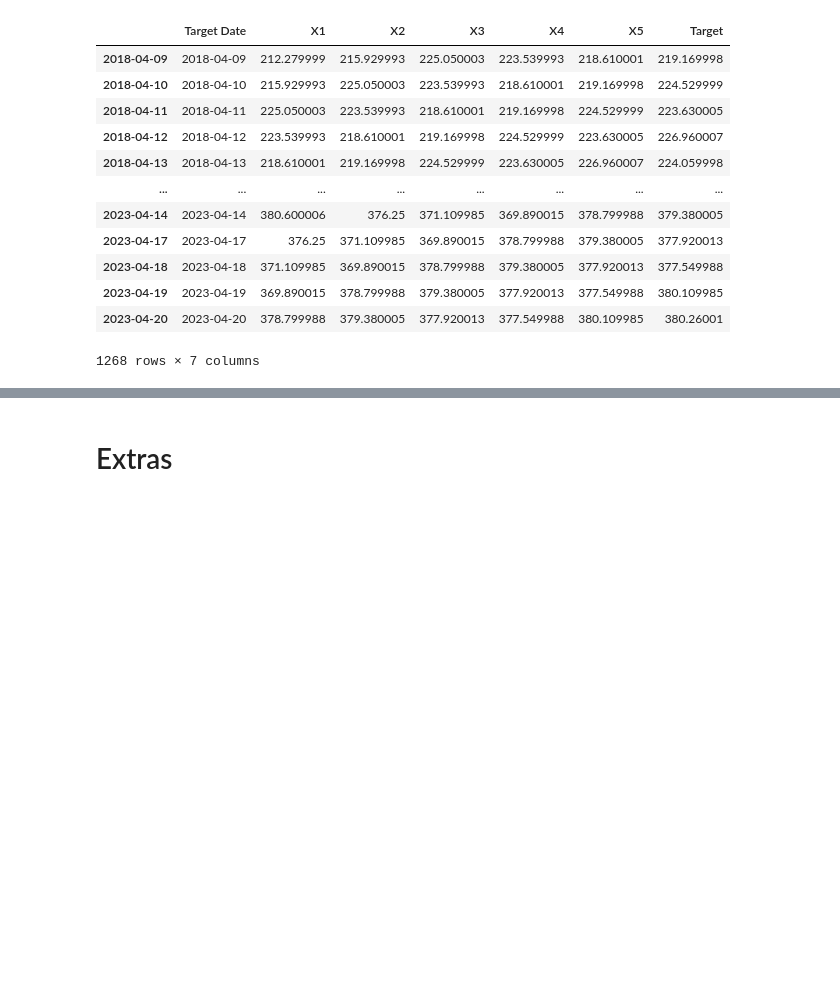
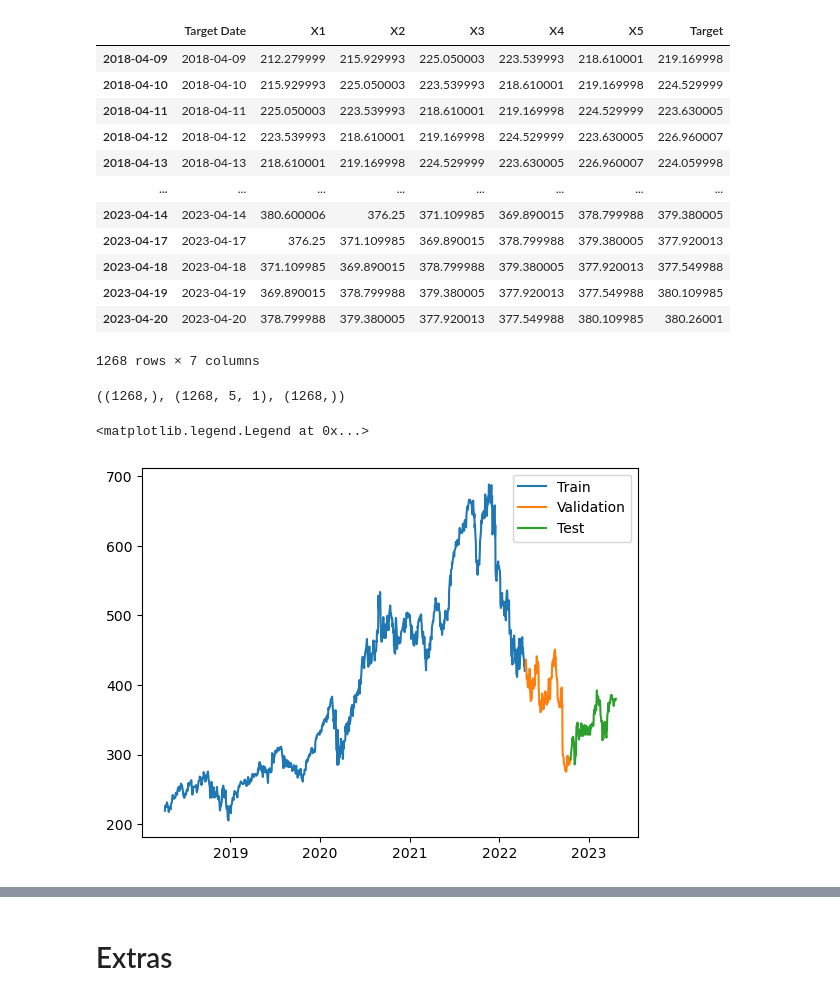
Before and after one commit to adi-suresh01/Pairs_Trading_Strategy_1, a Jupyter notebook: pairs.ipynb, the cells around one changed output, grey strips where cells are left out. Cells and saved outputs as stored; diff of their text form; code cells hidden in the pictures; blank space fills up the shorter version.

```diff
--- a/pairs.ipynb
+++ b/pairs.ipynb
@@ -597,3 +597,41 @@ windowed_df_adbe
 | 2023-04-19 | 2023-04-19 | 369.890015 | 378.799988 | 379.380005 | 377.920013 | 377.549988 | 380.109985 |
 | 2023-04-20 | 2023-04-20 | 378.799988 | 379.380005 | 377.920013 | 377.549988 | 380.109985 | 380.26001 |
 1268 rows × 7 columns
+# %%
+import numpy as np
+
+def windowed_df_to_date_X_y(windowed_dataframe):
+  df_as_np = windowed_dataframe.to_numpy()
+
+  dates = df_as_np[:, 0]
+
+  middle_matrix = df_as_np[:, 1:-1]
+  X = middle_matrix.reshape((len(dates), middle_matrix.shape[1], 1))
+
+  Y = df_as_np[:, -1]
+
+  return dates, X.astype(np.float32), Y.astype(np.float32)
+
+dates, X, y = windowed_df_to_date_X_y(windowed_df_adbe)
+
+dates.shape, X.shape, y.shape
+# %% [output]
+((1268,), (1268, 5, 1), (1268,))
+# %%
+# Splitting the data into training, validation and testing sets using 80% for training, 10% for validation, and 10% for testing
+split_train = int(len(dates) * .8)
+split_val = int(len(dates) * .9)
+
+dates_train, X_train, y_train = dates[:split_train], X[:split_train], y[:split_train]
+
+dates_val, X_val, y_val = dates[split_train:split_val], X[split_train:split_val], y[split_train:split_val]
+dates_test, X_test, y_test = dates[split_val:], X[split_val:], y[split_val:]
+
+plt.plot(dates_train, y_train)
+plt.plot(dates_val, y_val)
+plt.plot(dates_test, y_test)
+
+plt.legend(['Train', 'Validation', 'Test'])
+# %% [output]
+<matplotlib.legend.Legend at 0x...>
+[figure, added]
```
Also changed, not shown: parts of 4 cells of this notebook.
